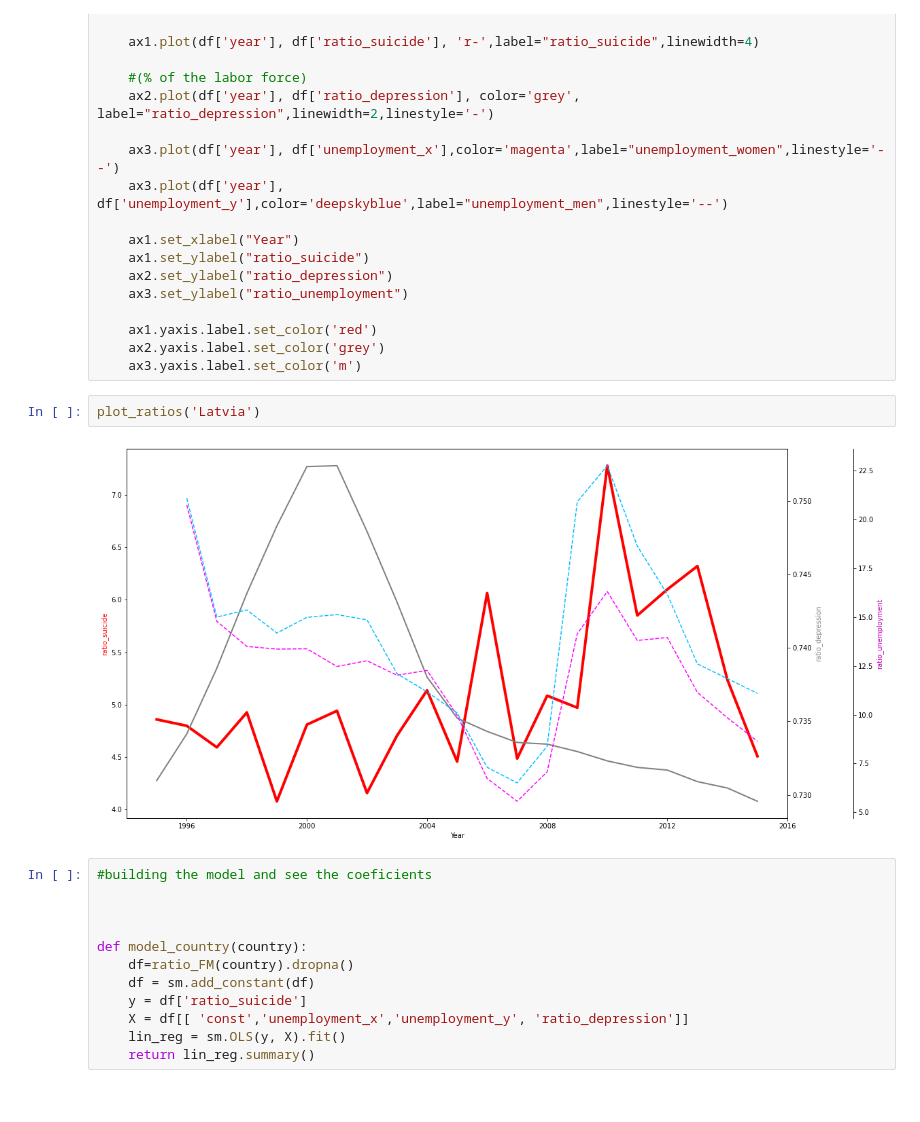
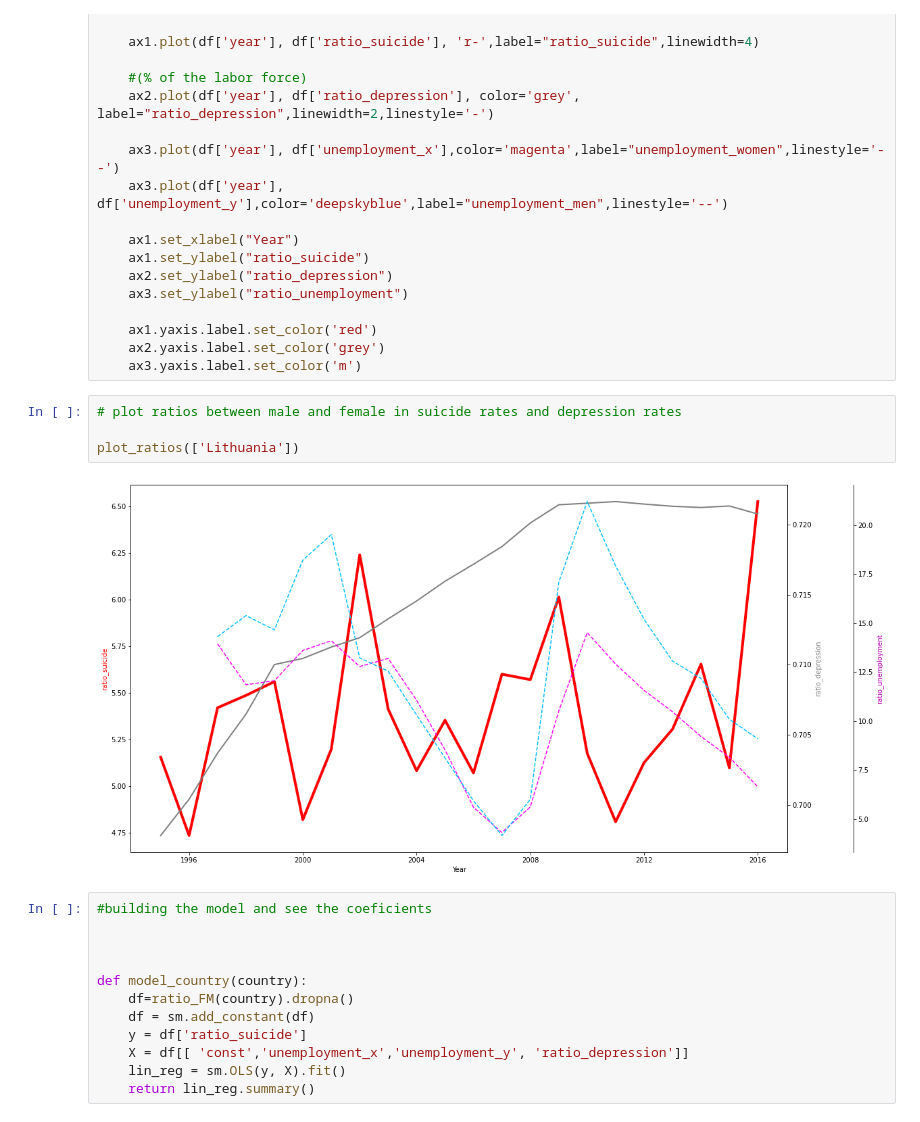
Before and after one commit to Brunadiasmiguel/depression, a Jupyter notebook: Analysis/female_male_comparation.ipynb, the cells around one changed output. Drawn from its saved outputs; the diff is of its cells as text.

```diff
--- a/Analysis/female_male_comparation.ipynb
+++ b/Analysis/female_male_comparation.ipynb
@@ -119,10 +89,12 @@ def plot_ratios(country):
     ax1.yaxis.label.set_color('red')
     ax2.yaxis.label.set_color('grey')
     ax3.yaxis.label.set_color('m')
-# %%
-plot_ratios('Latvia')
-# %% [output]
-[figure, removed]
+# %%
+# plot ratios between male and female in suicide rates and depression rates
+
+plot_ratios(['Lithuania'])
+# %% [output]
+[figure, added]
 # %%
 #building the model and see the coeficients
 
```
Also changed, not shown: parts of 11 cells of this notebook, 28 other files.
